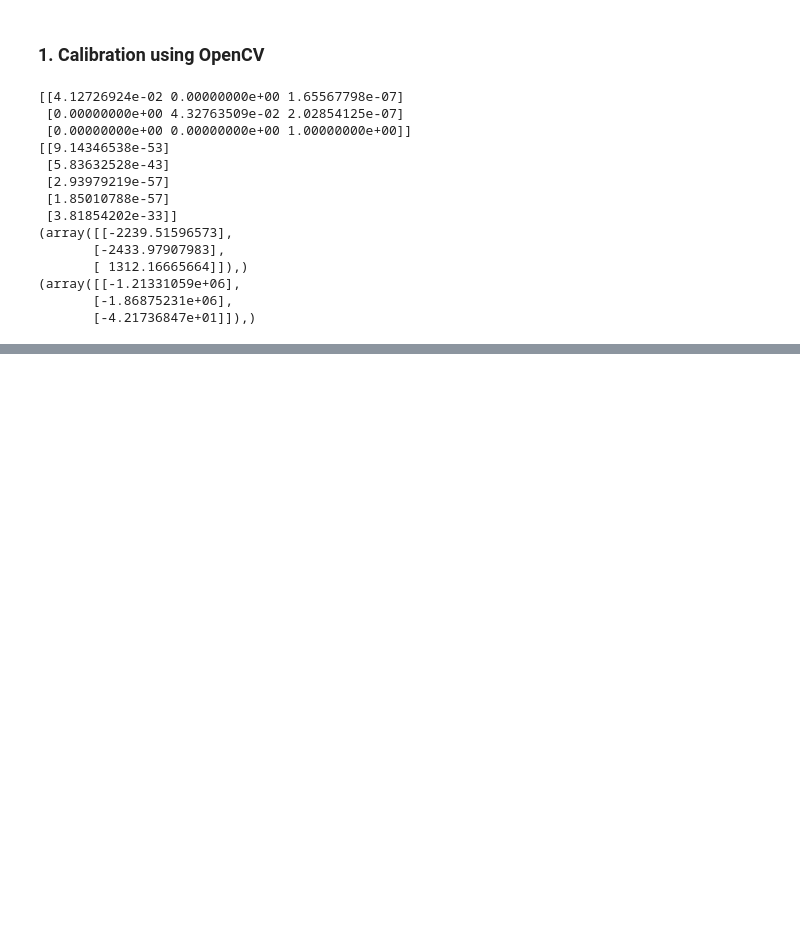
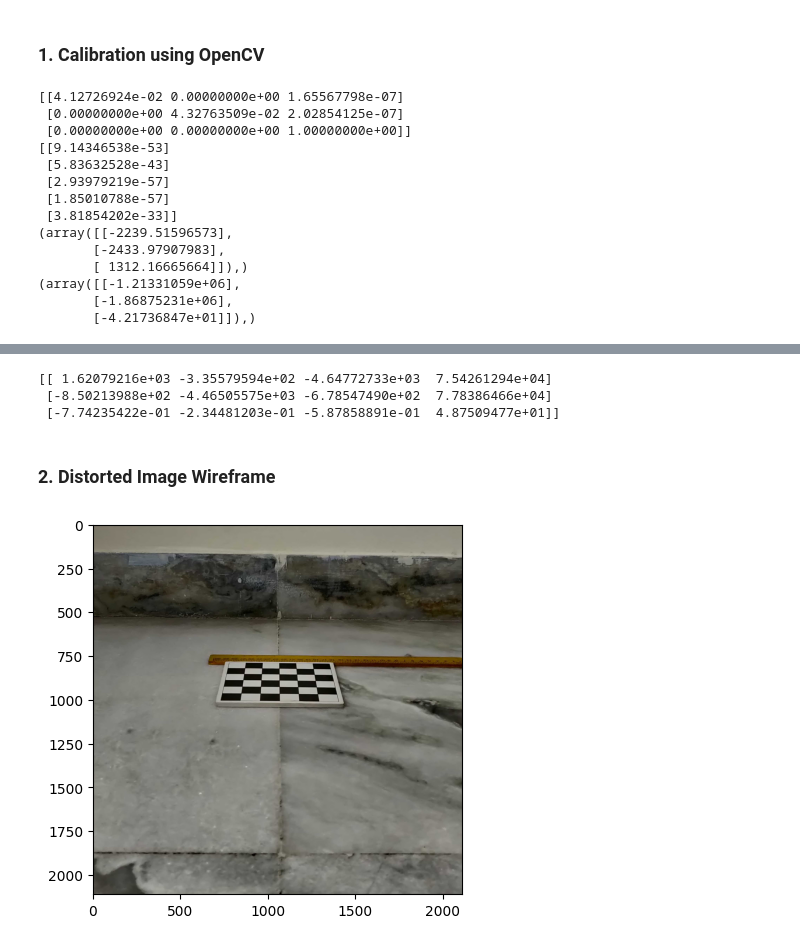
Before and after one commit to Harshavardhan-Pandurangan/CV-Assignment1, a Jupyter notebook: 2021111003.ipynb, the cells around one changed output, grey strips where cells are left out. Saved outputs shown, nothing was run; the diff lists cells and outputs as text; code cells hidden in the pictures; blank space fills up the shorter version.

```diff
--- a/2021111003.ipynb
+++ b/2021111003.ipynb
@@ -453,0 +696,19 @@ plt.show()
+# %%
+RT_left = np.column_stack((R_left, t_left))
+P_left = K_left @ RT_left
+print(P_left)
+# %% [output]
+[[ 1.62079216e+03 -3.35579594e+02 -4.64772733e+03  7.54261294e+04]
+ [-8.50213988e+02 -4.46505575e+03 -6.78547490e+02  7.78386466e+04]
+ [-7.74235422e-01 -2.34481203e-01 -5.87858891e-01  4.87509477e+01]]
+# %% [markdown]
+### 2. Distorted Image Wireframe
+# %%
+# loading the seconf image
+image2 = cv2.imread('assign1.jpg', cv2.IMREAD_UNCHANGED)
+image2 = cv2.cvtColor(image2, cv2.COLOR_BGR2RGB)
+
+plt.imshow(image2, cmap='gray')
+plt.show()
+# %% [output]
+[figure, added]
```
Also changed, not shown: parts of 34 cells of this notebook.
